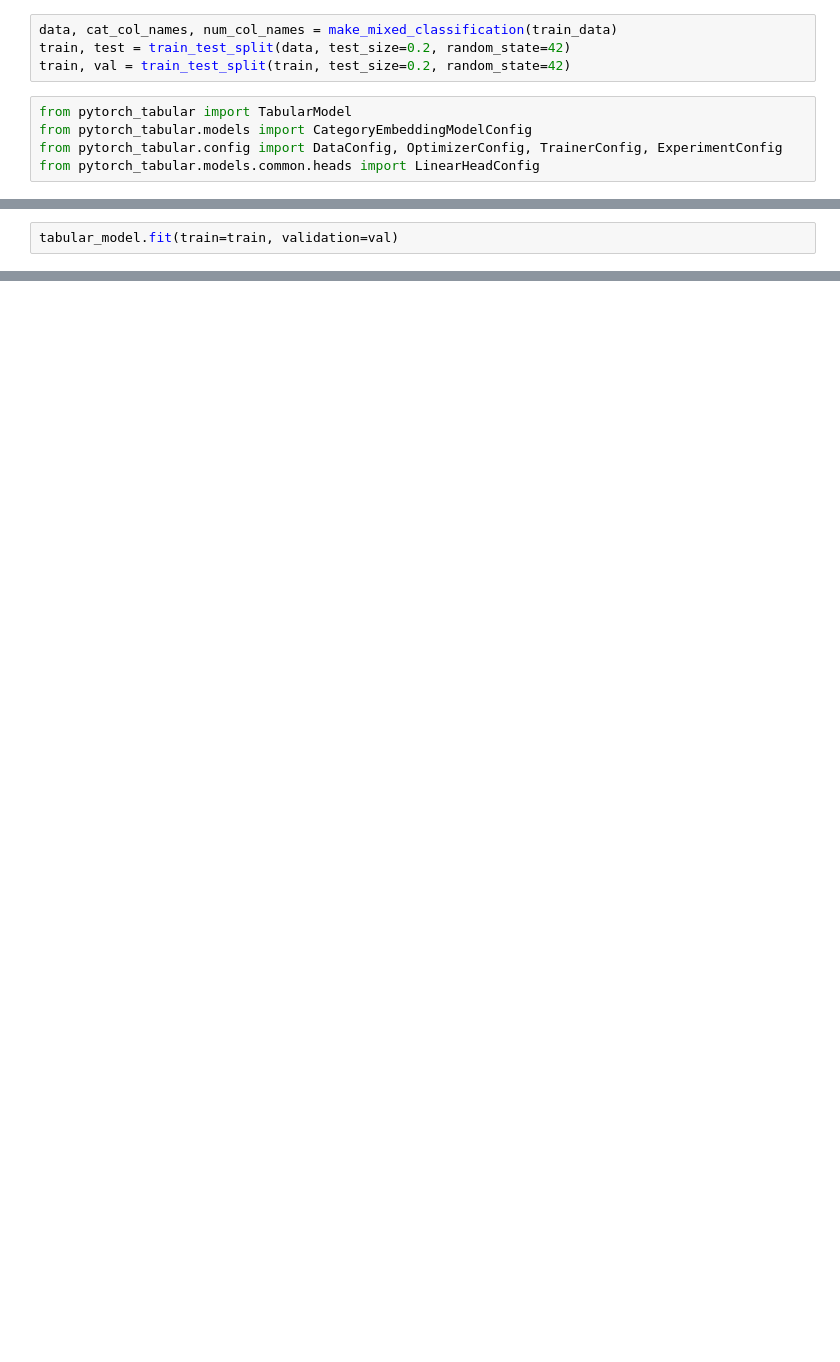
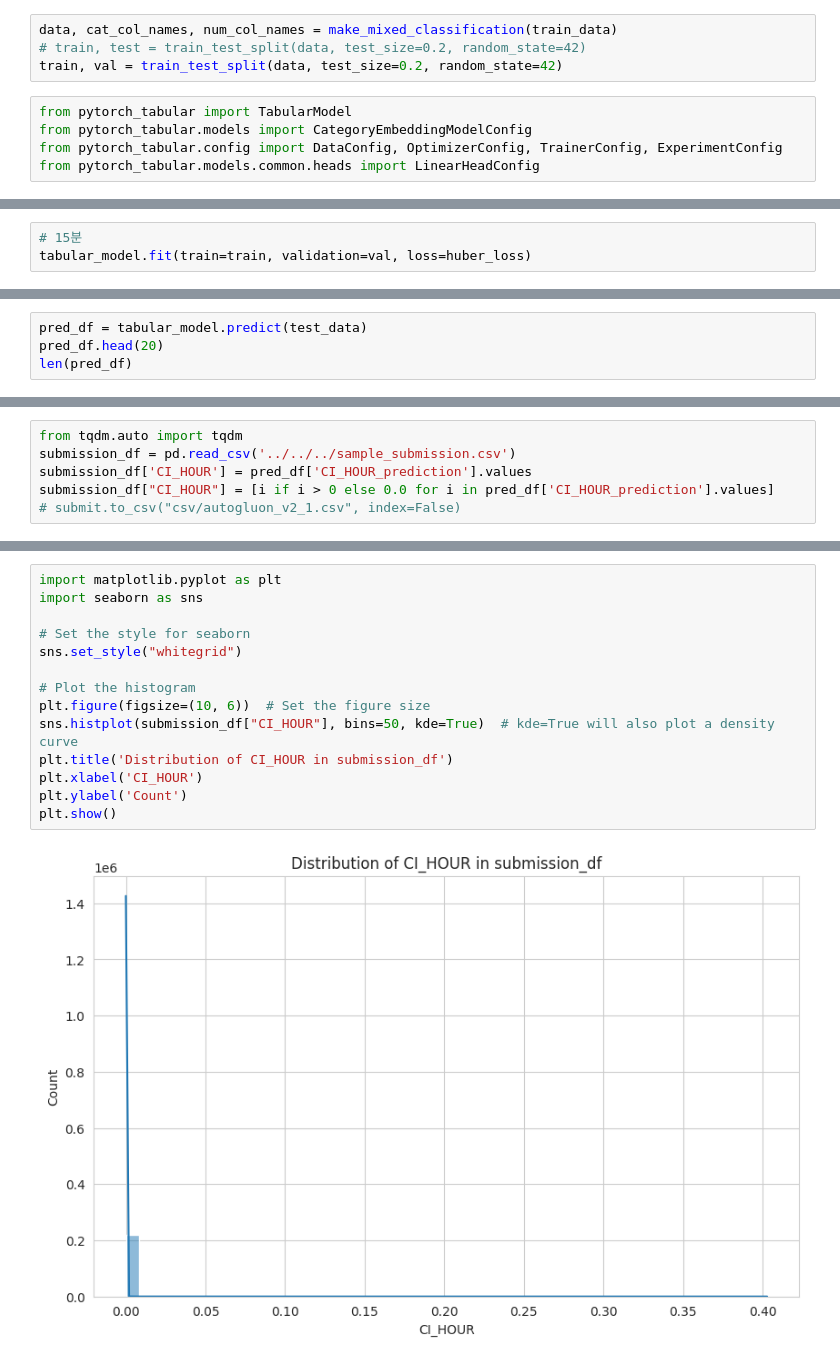
Before and after one commit to sihyeong671/HD-AI-Challenge, a Jupyter notebook: CHJ/pytorch_tabular/pytorch_tabular.ipynb, the cells around one changed output, grey strips where cells are left out. Cells and saved outputs as stored; diff of their text form; blank space fills up the shorter version.

```diff
--- a/CHJ/pytorch_tabular/pytorch_tabular.ipynb
+++ b/CHJ/pytorch_tabular/pytorch_tabular.ipynb
@@ -53,8 +53,8 @@ def print_metrics(y_true, y_pred, tag):
     print(f"{tag} Acc: {val_acc} | {tag} F1: {val_f1}")
 # %%
 data, cat_col_names, num_col_names = make_mixed_classification(train_data)
-train, test = train_test_split(data, test_size=0.2, random_state=42)
-train, val = train_test_split(train, test_size=0.2, random_state=42)
+# train, test = train_test_split(data, test_size=0.2, random_state=42)
+train, val = train_test_split(data, test_size=0.2, random_state=42)
 # %%
 from pytorch_tabular import TabularModel
 from pytorch_tabular.models import CategoryEmbeddingModelConfig
@@ -113,4 +123,5 @@ tabular_model = TabularModel(
 # %%
-tabular_model.fit(train=train, validation=val)
+# 15분
+tabular_model.fit(train=train, validation=val, loss=huber_loss)
 # %% [output]
 Global seed set to 42
@@ -127,0 +166,4 @@ RuntimeError: Lightning can't create new processes if CUDA is already initialize
+# %%
+pred_df = tabular_model.predict(test_data)
+pred_df.head(20)
+len(pred_df)
@@ -127,0 +175,6 @@ RuntimeError: Lightning can't create new processes if CUDA is already initialize
+# %%
+from tqdm.auto import tqdm
+submission_df = pd.read_csv('../../../sample_submission.csv')
+submission_df['CI_HOUR'] = pred_df['CI_HOUR_prediction'].values
+submission_df["CI_HOUR"] = [i if i > 0 else 0.0 for i in pred_df['CI_HOUR_prediction'].values]
+# submit.to_csv("csv/autogluon_v2_1.csv", index=False)
@@ -127,0 +183,16 @@ RuntimeError: Lightning can't create new processes if CUDA is already initialize
+# %%
+import matplotlib.pyplot as plt
+import seaborn as sns
+
+# Set the style for seaborn
+sns.set_style("whitegrid")
+
+# Plot the histogram
+plt.figure(figsize=(10, 6))  # Set the figure size
+sns.histplot(submission_df["CI_HOUR"], bins=50, kde=True)  # kde=True will also plot a density curve
+plt.title('Distribution of CI_HOUR in submission_df')
+plt.xlabel('CI_HOUR')
+plt.ylabel('Count')
+plt.show()
+# %% [output]
+[figure, added]
```
Also changed, not shown: parts of 6 cells of this notebook, 3 other files.
